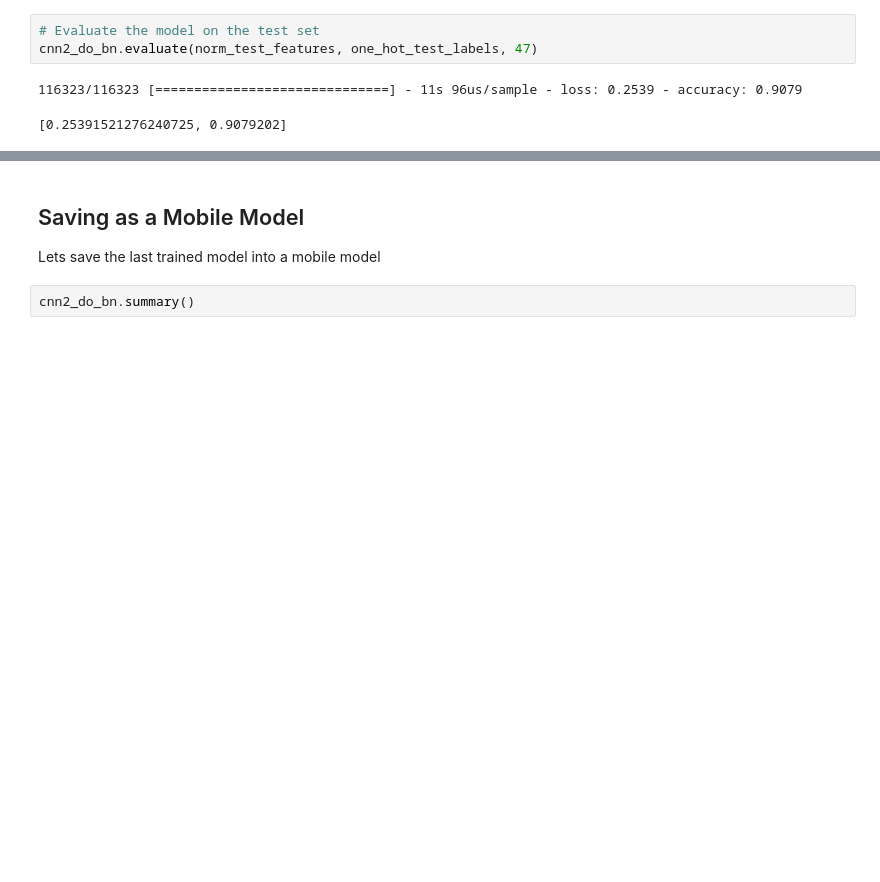
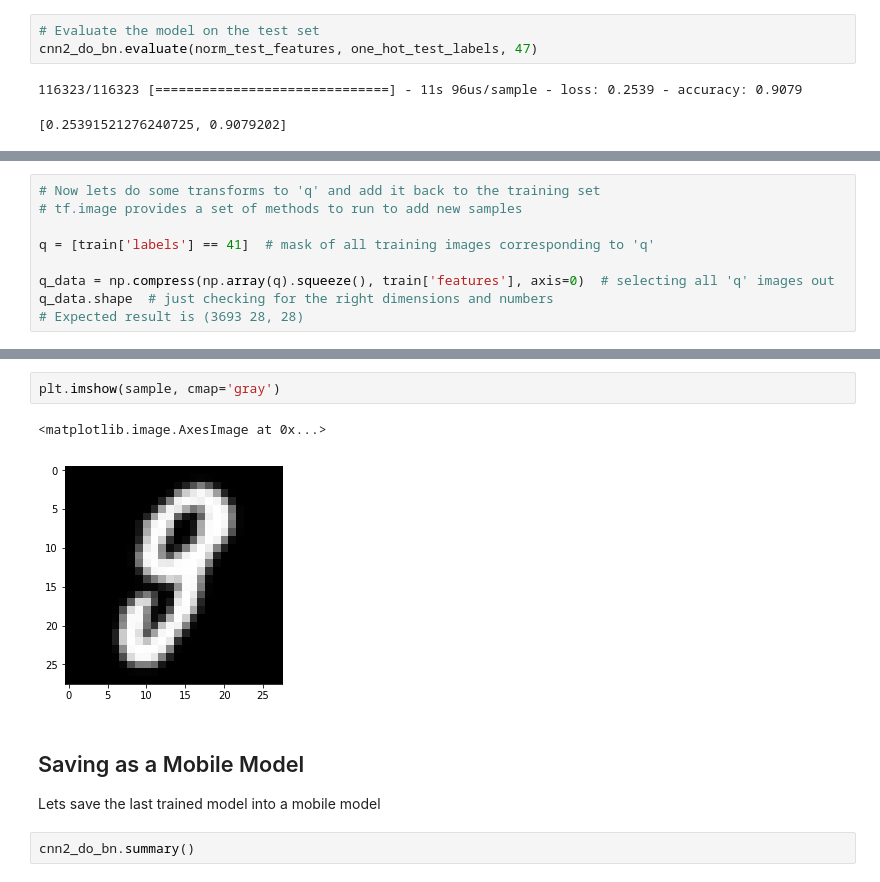
Before and after one commit to PacktPublishing/Hands-On-Deep-Learning-for-Mobile, a Jupyter notebook: Chapter5/mobile_cnn_model.ipynb, the cells around one changed output, grey strips where cells are left out. Drawn from its saved outputs; the diff is of its cells as text; blank space fills up the shorter version.

```diff
--- a/Chapter5/mobile_cnn_model.ipynb
+++ b/Chapter5/mobile_cnn_model.ipynb
@@ -631,0 +649,9 @@ cnn2_do_bn.evaluate(norm_test_features, one_hot_test_labels, 47)
+# %%
+# Now lets do some transforms to 'q' and add it back to the training set
+# tf.image provides a set of methods to run to add new samples
+
+q = [train['labels'] == 41]  # mask of all training images corresponding to 'q'
+
+q_data = np.compress(np.array(q).squeeze(), train['features'], axis=0)  # selecting all 'q' images out
+q_data.shape  # just checking for the right dimensions and numbers
+# Expected result is (3693 28, 28)
@@ -632,3 +703,8 @@ cnn2_do_bn.evaluate(norm_test_features, one_hot_test_labels, 47)
+# %%
+plt.imshow(sample, cmap='gray')
+# %% [output]
+<matplotlib.image.AxesImage at 0x...>
+[figure, added]
 # %% [markdown]
 ## Saving as a Mobile Model
 Lets save the last trained model into a mobile model
```
Also changed, not shown: parts of 8 cells of this notebook.
